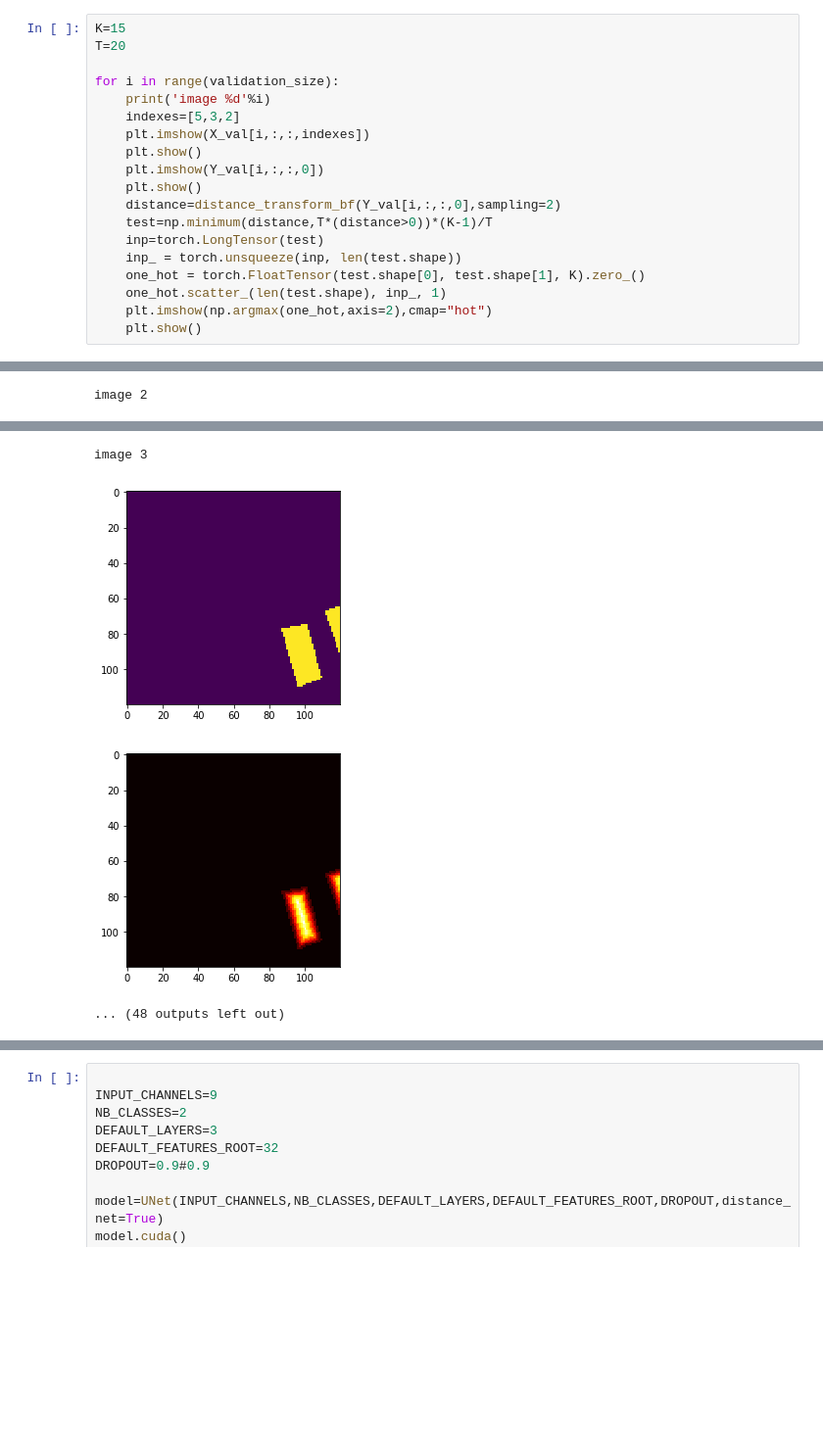
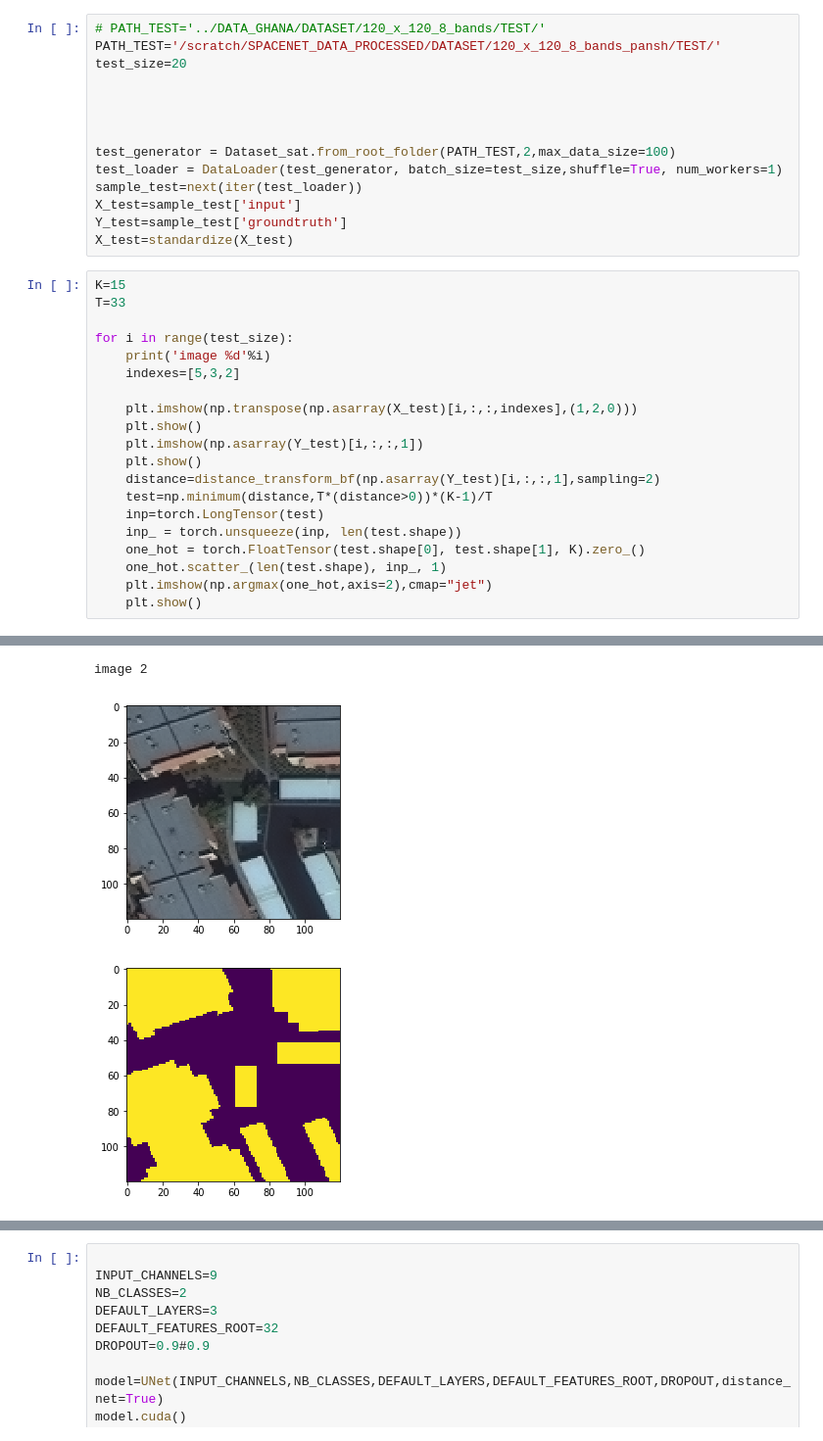
Before and after one commit to melissande/2_master_thesis, a Jupyter notebook: distance_map_nb.ipynb, the cells around one changed output, grey strips where cells are left out. Shown at 98% size. Saved outputs shown, nothing was run; the diff lists cells and outputs as text; blank space fills up the shorter version.

```diff
--- a/distance_map_nb.ipynb
+++ b/distance_map_nb.ipynb
@@ -25,21 +14,36 @@ X_val=standardize(X_val)
+# %%
+# PATH_TEST='../DATA_GHANA/DATASET/120_x_120_8_bands/TEST/'
+PATH_TEST='/scratch/SPACENET_DATA_PROCESSED/DATASET/120_x_120_8_bands_pansh/TEST/'
+test_size=20
+
+
+
+
+test_generator = Dataset_sat.from_root_folder(PATH_TEST,2,max_data_size=100)
+test_loader = DataLoader(test_generator, batch_size=test_size,shuffle=True, num_workers=1)
+sample_test=next(iter(test_loader))
+X_test=sample_test['input']
+Y_test=sample_test['groundtruth']
+X_test=standardize(X_test)
 # %%
 K=15
-T=20
+T=33
 
-for i in range(validation_size):
+for i in range(test_size):
     print('image %d'%i)
     indexes=[5,3,2]
-    plt.imshow(X_val[i,:,:,indexes])
+
+    plt.imshow(np.transpose(np.asarray(X_test)[i,:,:,indexes],(1,2,0)))
     plt.show()
-    plt.imshow(Y_val[i,:,:,0])
+    plt.imshow(np.asarray(Y_test)[i,:,:,1])
     plt.show()
-    distance=distance_transform_bf(Y_val[i,:,:,0],sampling=2)
+    distance=distance_transform_bf(np.asarray(Y_test)[i,:,:,1],sampling=2)
     test=np.minimum(distance,T*(distance>0))*(K-1)/T
     inp=torch.LongTensor(test)
     inp_ = torch.unsqueeze(inp, len(test.shape))
     one_hot = torch.FloatTensor(test.shape[0], test.shape[1], K).zero_()
     one_hot.scatter_(len(test.shape), inp_, 1)
-    plt.imshow(np.argmax(one_hot,axis=2),cmap="hot")
+    plt.imshow(np.argmax(one_hot,axis=2),cmap="jet")
     plt.show()
 # %% [output]
 image 0
@@ -51 +54,0 @@ image 1
-image 2
@@ -54,4 +57,3 @@ image 2
-image 3
+image 2
-[figure, old version]
+[figure, new version]
-[figure, old version]
+[figure, new version]
-... (48 outputs left out)
```
Also changed, not shown: parts of 5 cells of this notebook, 15 other files.
